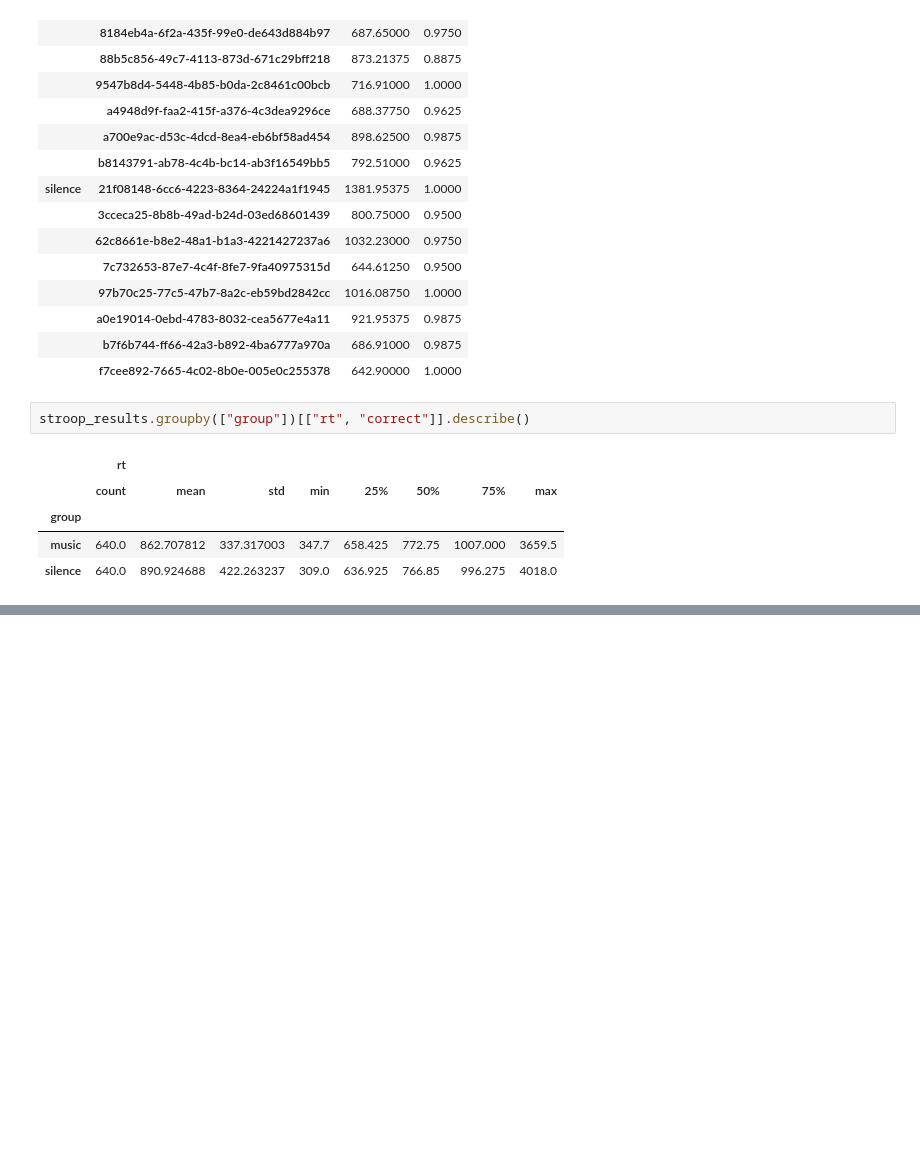
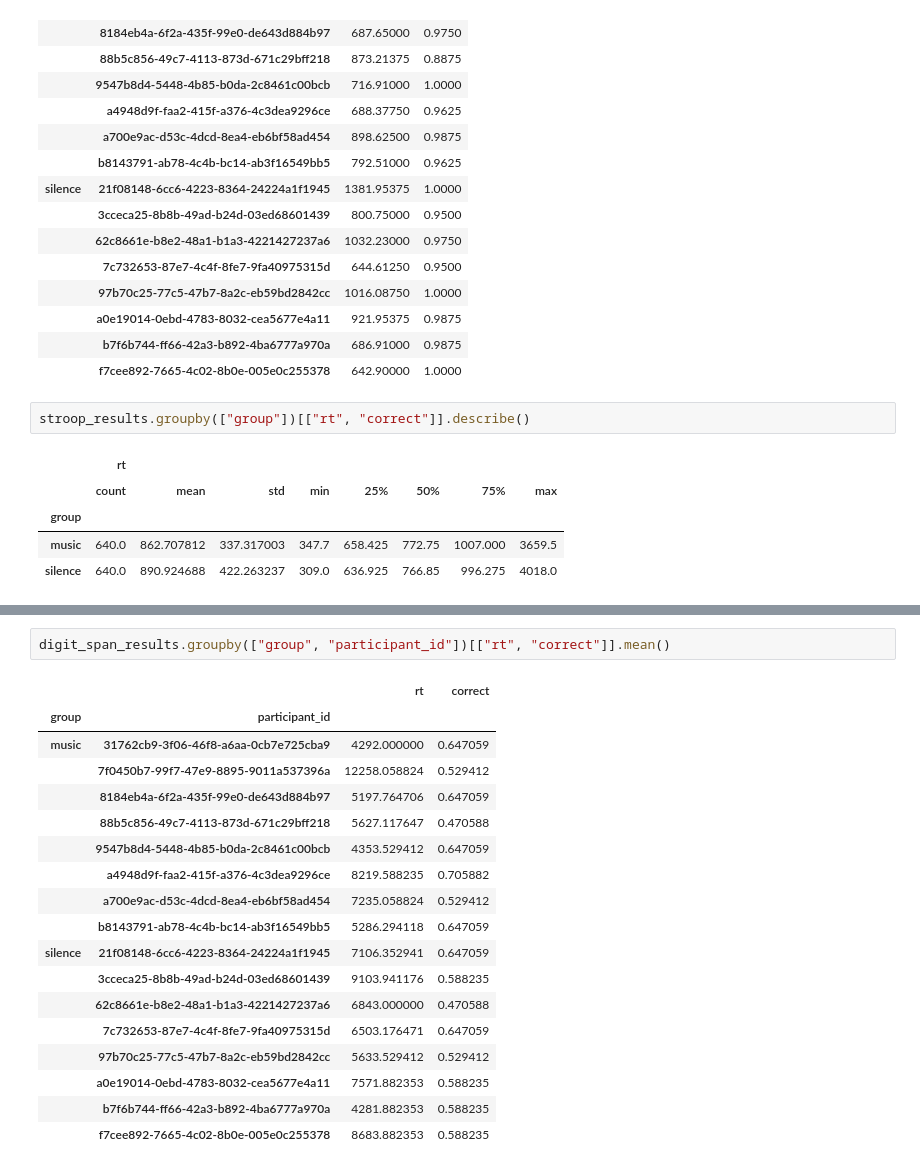
Before and after one commit to Sejmou/urm-pr-experiment, a Jupyter notebook: data_analysis/data_analysis.ipynb, the cells around one changed output, grey strips where cells are left out. Cells and saved outputs as stored; diff of their text form; blank space fills up the shorter version.

```diff
--- a/data_analysis/data_analysis.ipynb
+++ b/data_analysis/data_analysis.ipynb
@@ -321,0 +359,21 @@ stroop_results.groupby(["group"])[["rt", "correct"]].describe()
+# %%
+digit_span_results.groupby(["group", "participant_id"])[["rt", "correct"]].mean()
+# %% [output]
+|  |  | rt | correct |
+| group | participant_id |  |  |
+| music | 31762cb9-3f06-46f8-a6aa-0cb7e725cba9 | 4292.000000 | 0.647059 |
+|  | 7f0450b7-99f7-47e9-8895-9011a537396a | 12258.058824 | 0.529412 |
+|  | 8184eb4a-6f2a-435f-99e0-de643d884b97 | 5197.764706 | 0.647059 |
+|  | 88b5c856-49c7-4113-873d-671c29bff218 | 5627.117647 | 0.470588 |
+|  | 9547b8d4-5448-4b85-b0da-2c8461c00bcb | 4353.529412 | 0.647059 |
+|  | a4948d9f-faa2-415f-a376-4c3dea9296ce | 8219.588235 | 0.705882 |
+|  | a700e9ac-d53c-4dcd-8ea4-eb6bf58ad454 | 7235.058824 | 0.529412 |
+|  | b8143791-ab78-4c4b-bc14-ab3f16549bb5 | 5286.294118 | 0.647059 |
+| silence | 21f08148-6cc6-4223-8364-24224a1f1945 | 7106.352941 | 0.647059 |
+|  | 3cceca25-8b8b-49ad-b24d-03ed68601439 | 9103.941176 | 0.588235 |
+|  | 62c8661e-b8e2-48a1-b1a3-4221427237a6 | 6843.000000 | 0.470588 |
+|  | 7c732653-87e7-4c4f-8fe7-9fa40975315d | 6503.176471 | 0.647059 |
+|  | 97b70c25-77c5-47b7-8a2c-eb59bd2842cc | 5633.529412 | 0.529412 |
+|  | a0e19014-0ebd-4783-8032-cea5677e4a11 | 7571.882353 | 0.588235 |
+|  | b7f6b744-ff66-42a3-b892-4ba6777a970a | 4281.882353 | 0.588235 |
+|  | f7cee892-7665-4c02-8b0e-005e0c255378 | 8683.882353 | 0.588235 |
```
Also changed, not shown: parts of 16 cells of this notebook.
